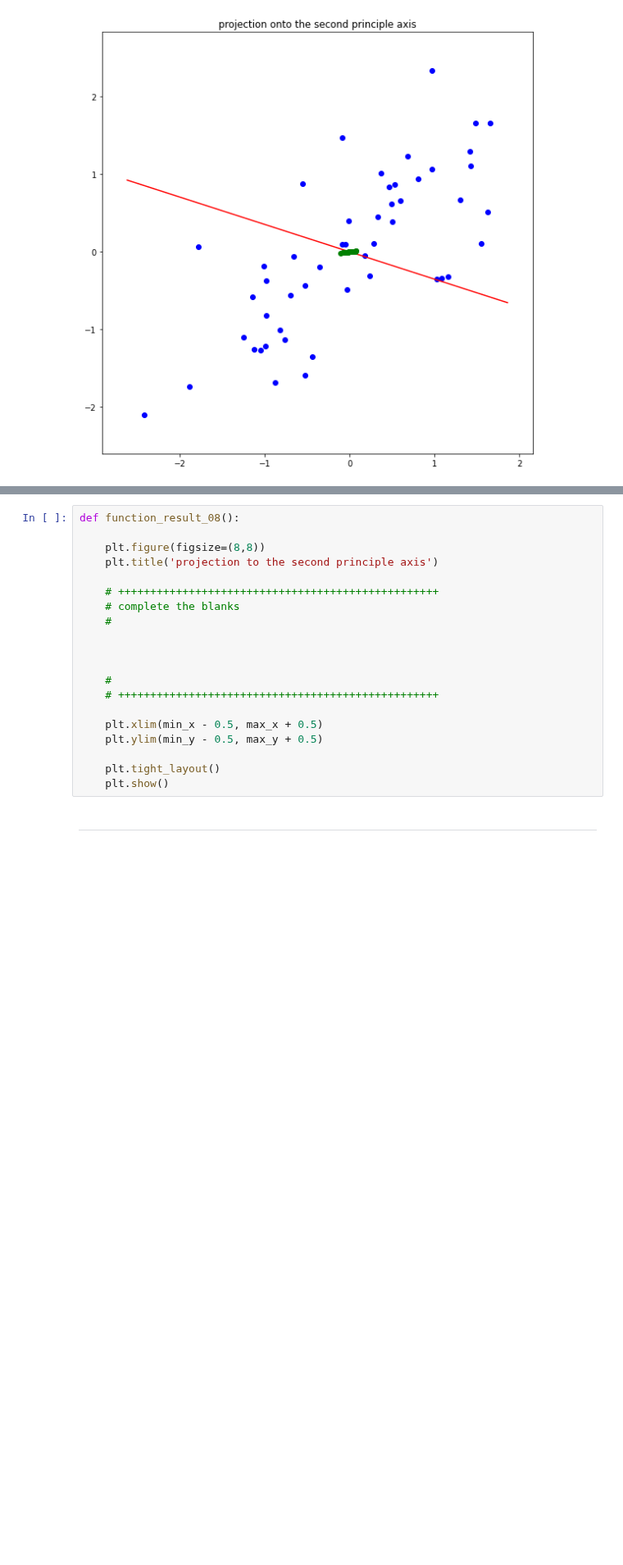
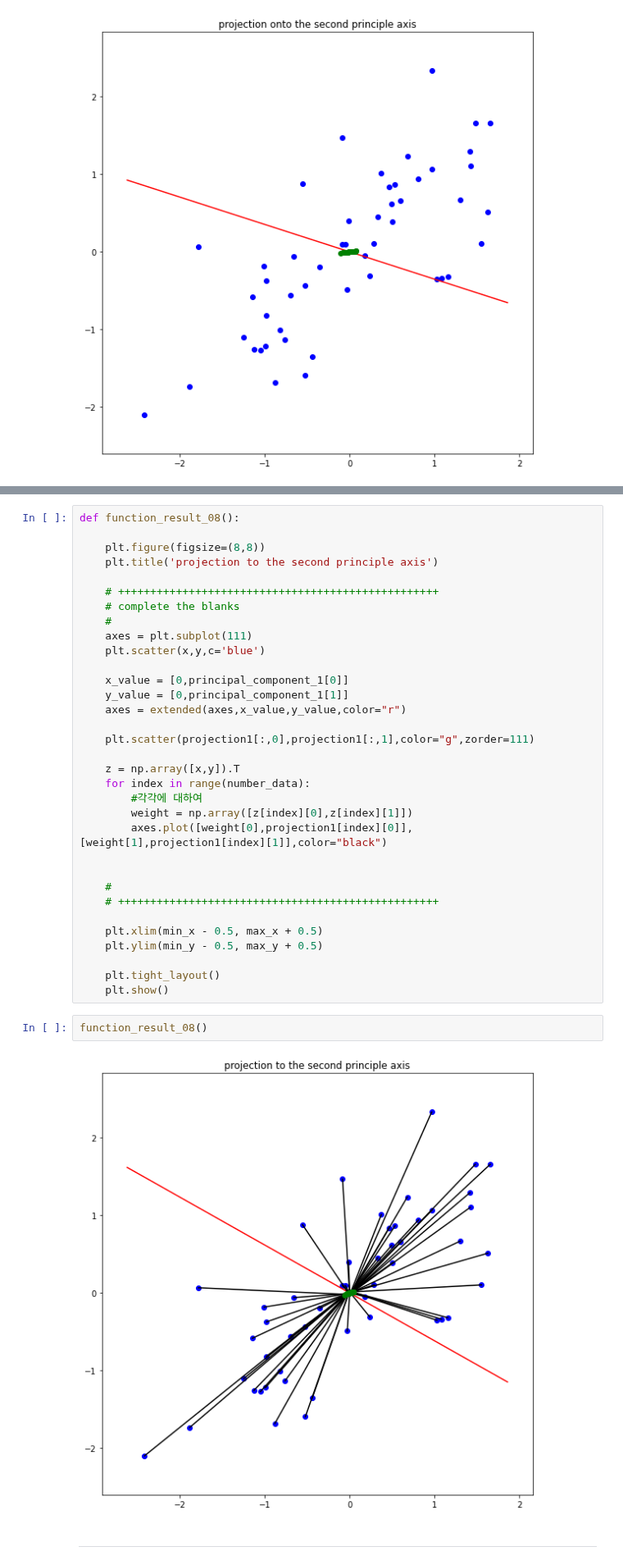
Before and after one commit to celestialxevermore/CAU_Machine_Learning, a Jupyter notebook: assignment_12/assignment_12.ipynb, the cells around one changed output, grey strips where cells are left out. Shown at 82% size. Saved outputs shown, nothing was run; the diff lists cells and outputs as text; blank space fills up the shorter version.

```diff
--- a/assignment_12/assignment_12.ipynb
+++ b/assignment_12/assignment_12.ipynb
@@ -412,7 +435,20 @@ def function_result_08():
     # ++++++++++++++++++++++++++++++++++++++++++++++++++
     # complete the blanks
     #
+    axes = plt.subplot(111)
+    plt.scatter(x,y,c='blue')
 
+    x_value = [0,principal_component_1[0]]
+    y_value = [0,principal_component_1[1]]
+    axes = extended(axes,x_value,y_value,color="r")
+
+    plt.scatter(projection1[:,0],projection1[:,1],color="g",zorder=111)
+
+    z = np.array([x,y]).T
+    for index in range(number_data):
+        #각각에 대하여
+        weight = np.array([z[index][0],z[index][1]])
+        axes.plot([weight[0],projection1[index][0]],[weight[1],projection1[index][1]],color="black")
 
 
     #
@@ -423,6 +459,10 @@ def function_result_08():
 
     plt.tight_layout()
     plt.show()
+# %%
+function_result_08()
+# %% [output]
+[figure, added]
 # %% [markdown]
 ---
 # %% [markdown]
```
Also changed, not shown: parts of 3 cells of this notebook.
